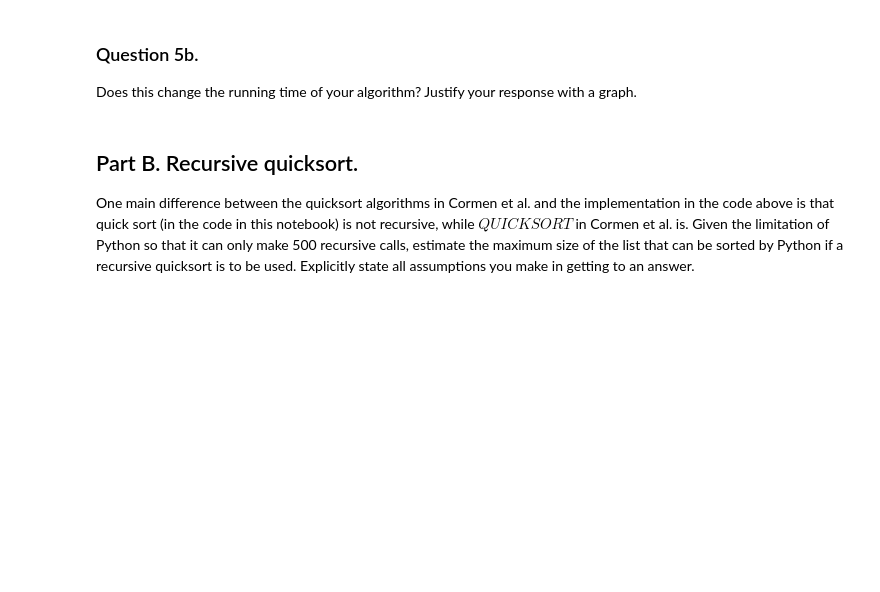
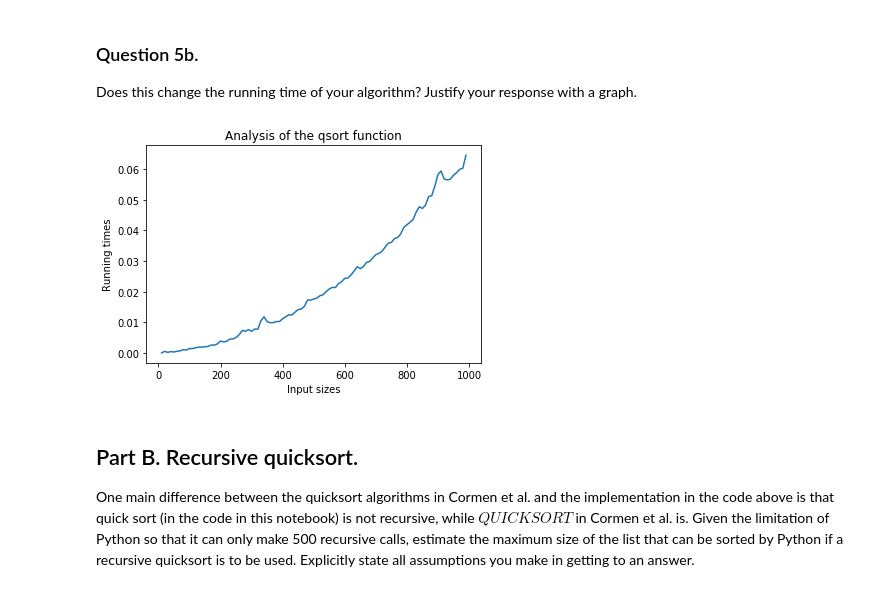
Before and after one commit to mahmud-nobe/CS110, a Jupyter notebook: Pre_class_Work/cs110_pcw_6_2/cs110_pcw_6_2.ipynb, the cells around one changed output. Cells and saved outputs as stored; diff of their text form; code cells hidden in the pictures; blank space fills up the shorter version.

```diff
--- a/Pre_class_Work/cs110_pcw_6_2/cs110_pcw_6_2.ipynb
+++ b/Pre_class_Work/cs110_pcw_6_2/cs110_pcw_6_2.ipynb
@@ -200,3 +209,43 @@ def qsort(lst):
+# %%
+def qsort(lst):
+    """
+    Performs the quick-sort algorithm while partitioning using the first element
+
+    :param lst:
+        The input list
+
+    :returns the sorted list
+    """
+    indices = [(0, len(lst))]
+
+    while indices:
+        (frm, to) = indices.pop()
+        if frm == to:
+            continue
+
+        # Find the partition:
+        N = to - frm
+        inds = [frm + int(N * n) for n in locations]
+        values = [lst[ind] for ind in inds]
+        partition = lst[frm]
+
+        # Split into lists:
+        lower = [a for a in lst[frm:to] if a < partition]
+        upper = [a for a in lst[frm:to] if a > partition]
+        counts = sum([1 for a in lst[frm:to] if a == partition])
+
+        ind1 = frm + len(lower)
+        ind2 = ind1 + counts
+
+        # Push back into correct place:
+        lst[frm:ind1] = lower
+        lst[ind1:ind2] = [partition] * counts
+        lst[ind2:to] = upper
+
+        # Enqueue other locations
+        indices.append((frm, ind1))
+        indices.append((ind2, to))
+    return lst
 # %%
 assert(qsort([4,2,1])==[1,2,4])
 assert(qsort([0])==[0])
@@ -210,3 +256,7 @@ raise NotImplementedError()
+# %%
+graph(qsort, 10, 1000, 10, iterations=10)
+# %% [output]
+[figure, added]
 # %% [markdown]
 ## Part B. Recursive quicksort.
 
```
Also changed, not shown: parts of 4 cells of this notebook.
